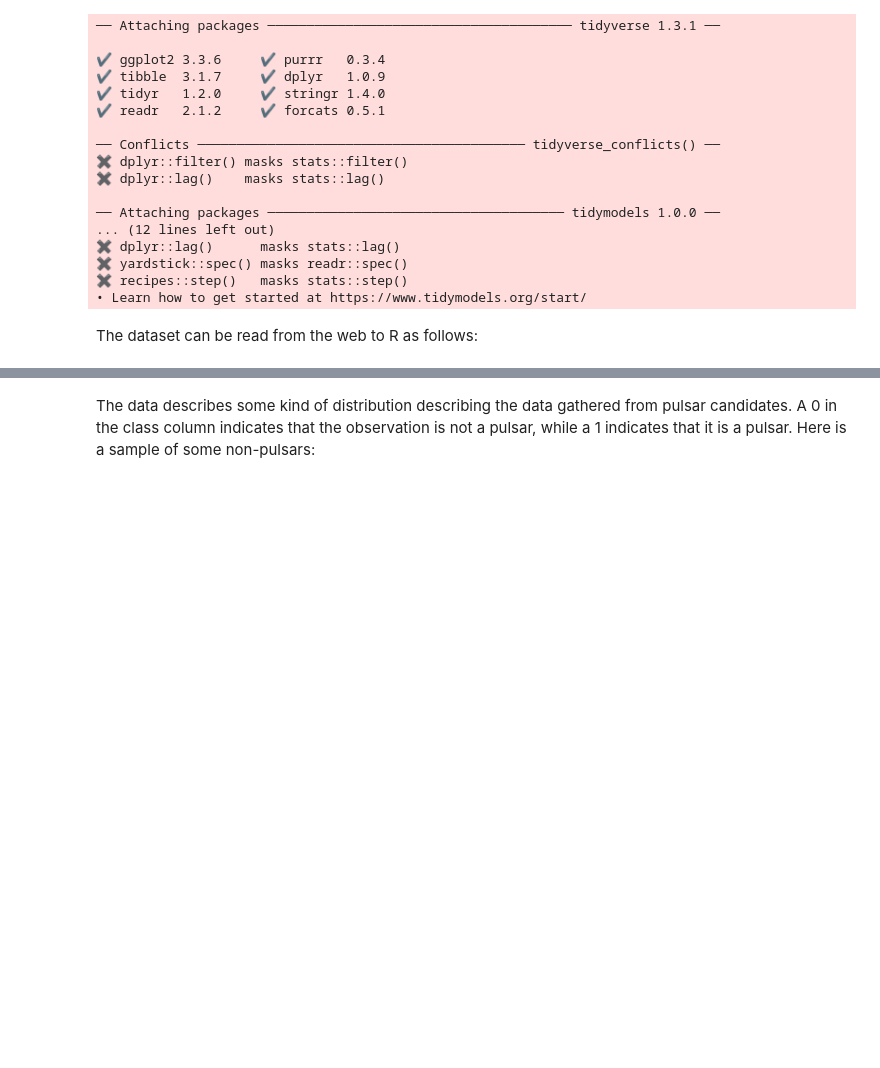
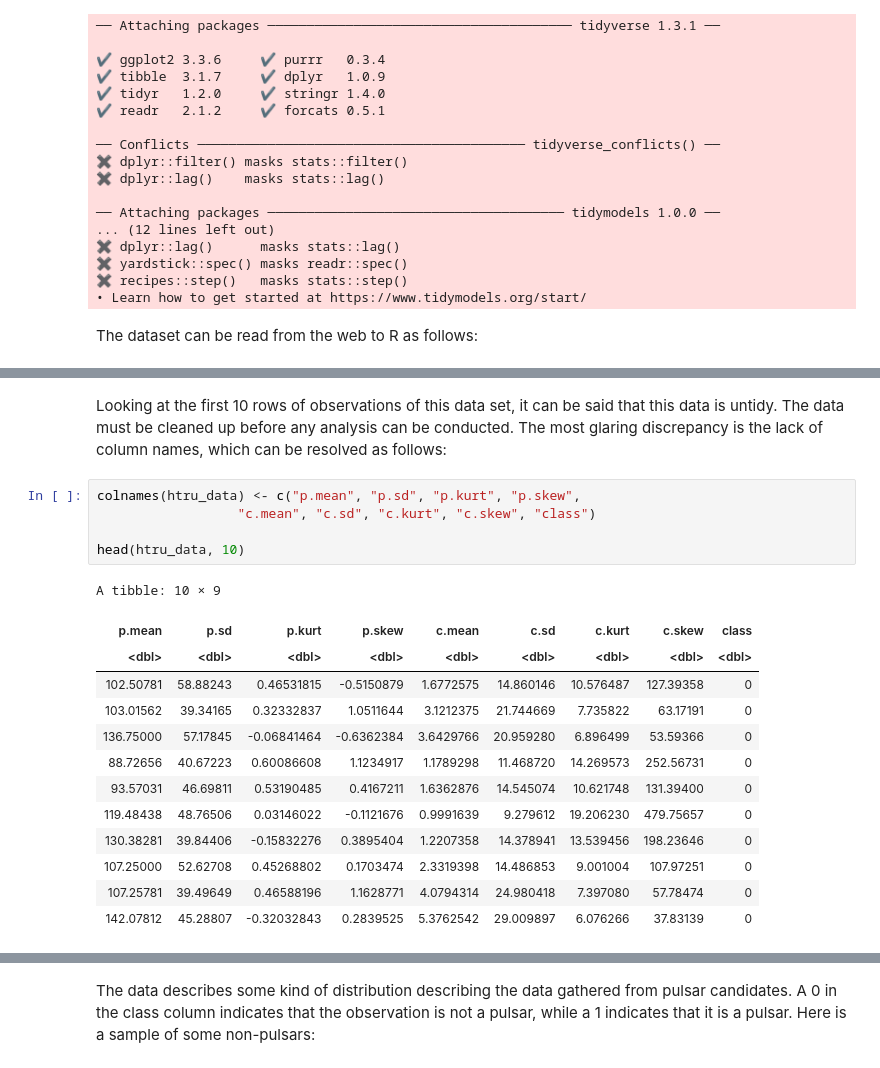
Before and after one commit to Bruce0517/dsci-100-2022w1-group-160, a Jupyter notebook: PreliminaryExploratoryDataAnalysis.ipynb, the cells around one changed output, grey strips where cells are left out. Saved outputs shown, nothing was run; the diff lists cells and outputs as text; blank space fills up the shorter version.

```diff
--- a/PreliminaryExploratoryDataAnalysis.ipynb
+++ b/PreliminaryExploratoryDataAnalysis.ipynb
@@ -39,0 +58,21 @@ dbl (9): p.mean, p.sd, p.kurt, p.skew, c.mean, c.sd, c.kurt, c.skew, class
+# %% [markdown]
+Looking at the first 10 rows of observations of this data set, it can be said that this data is untidy. The data must be cleaned up before any analysis can be conducted. The most glaring discrepancy is the lack of column names, which can be resolved as follows:
+# %%
+colnames(htru_data) <- c("p.mean", "p.sd", "p.kurt", "p.skew",
+                  "c.mean", "c.sd", "c.kurt", "c.skew", "class")
+
+head(htru_data, 10)
+# %% [output]
+A tibble: 10 × 9
+| p.mean | p.sd | p.kurt | p.skew | c.mean | c.sd | c.kurt | c.skew | class |
+| <dbl> | <dbl> | <dbl> | <dbl> | <dbl> | <dbl> | <dbl> | <dbl> | <dbl> |
+| 102.50781 | 58.88243 | 0.46531815 | -0.5150879 | 1.6772575 | 14.860146 | 10.576487 | 127.39358 | 0 |
+| 103.01562 | 39.34165 | 0.32332837 | 1.0511644 | 3.1212375 | 21.744669 | 7.735822 | 63.17191 | 0 |
+| 136.75000 | 57.17845 | -0.06841464 | -0.6362384 | 3.6429766 | 20.959280 | 6.896499 | 53.59366 | 0 |
+| 88.72656 | 40.67223 | 0.60086608 | 1.1234917 | 1.1789298 | 11.468720 | 14.269573 | 252.56731 | 0 |
+| 93.57031 | 46.69811 | 0.53190485 | 0.4167211 | 1.6362876 | 14.545074 | 10.621748 | 131.39400 | 0 |
+| 119.48438 | 48.76506 | 0.03146022 | -0.1121676 | 0.9991639 | 9.279612 | 19.206230 | 479.75657 | 0 |
+| 130.38281 | 39.84406 | -0.15832276 | 0.3895404 | 1.2207358 | 14.378941 | 13.539456 | 198.23646 | 0 |
+| 107.25000 | 52.62708 | 0.45268802 | 0.1703474 | 2.3319398 | 14.486853 | 9.001004 | 107.97251 | 0 |
+| 107.25781 | 39.49649 | 0.46588196 | 1.1628771 | 4.0794314 | 24.980418 | 7.397080 | 57.78474 | 0 |
+| 142.07812 | 45.28807 | -0.32032843 | 0.2839525 | 5.3762542 | 29.009897 | 6.076266 | 37.83139 | 0 |
```
Also changed, not shown: parts of 4 cells of this notebook.
